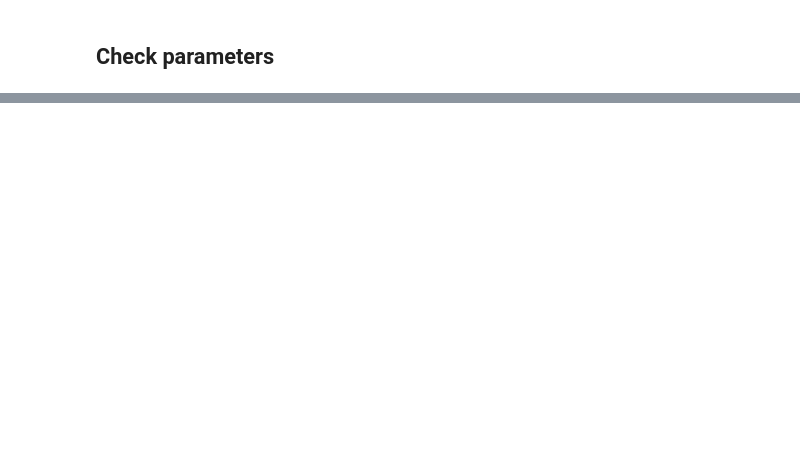
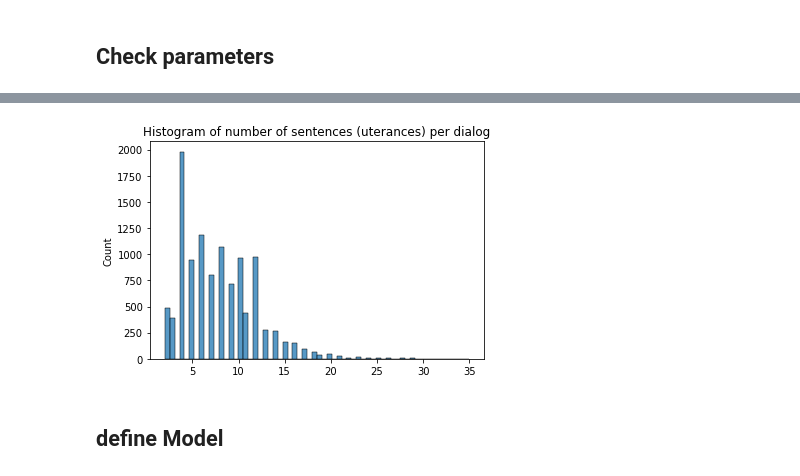
Before and after one commit to thibautvalour/-NLP_Intent_classification, a Jupyter notebook: bof.ipynb, the cells around one changed output, grey strips where cells are left out. Cells and saved outputs as stored; diff of their text form; code cells hidden in the pictures; blank space fills up the shorter version.

```diff
--- a/bof.ipynb
+++ b/bof.ipynb
@@ -150,0 +244,5 @@ for epoch in range(args['epochs']):
+# %%
+dataset_train , dataset_test = load_dataset("silicone","dyda_da",split=['train[:100%]','test[:100%]'])
+dataset = datasets.DatasetDict({"train" : dataset_train,"test":dataset_test})
+dataset = dataset.rename_column("Label", "labels")
+dataset = dataset.rename_column("Utterance", "text")
@@ -150,0 +251,6 @@ for epoch in range(args['epochs']):
+# %%
+sns.histplot(np.unique(dataset['train'][:]['Dialogue_ID'], return_counts=True)[1])
+plt.title('Histogram of number of sentences (uterances) per dialog')
+plt.show()
+# %% [output]
+[figure, added]
@@ -150,0 +332,2 @@ for epoch in range(args['epochs']):
+# %% [markdown]
+## define Model
```
Also changed, not shown: parts of 23 cells of this notebook.
